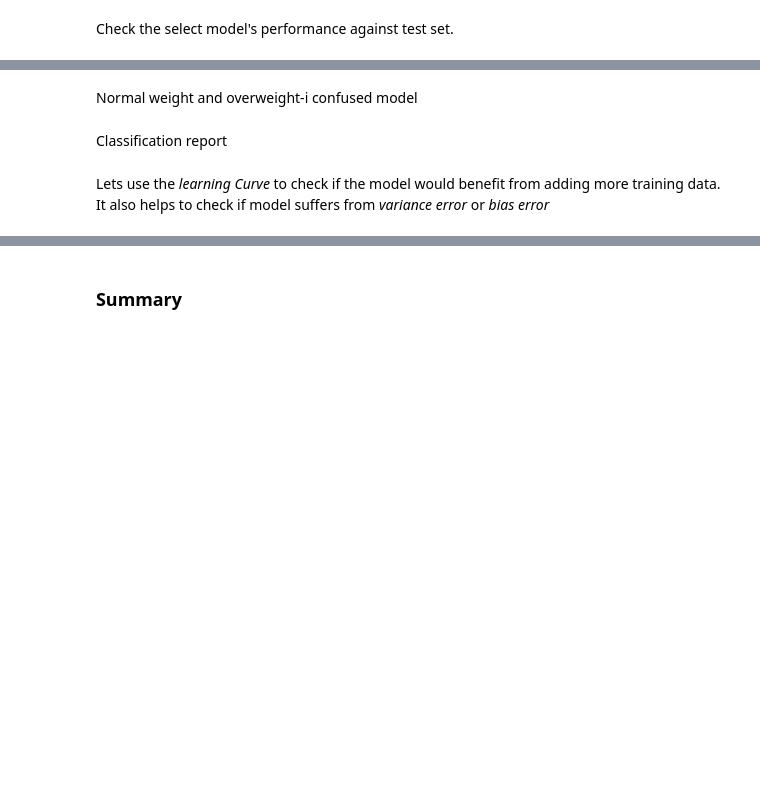
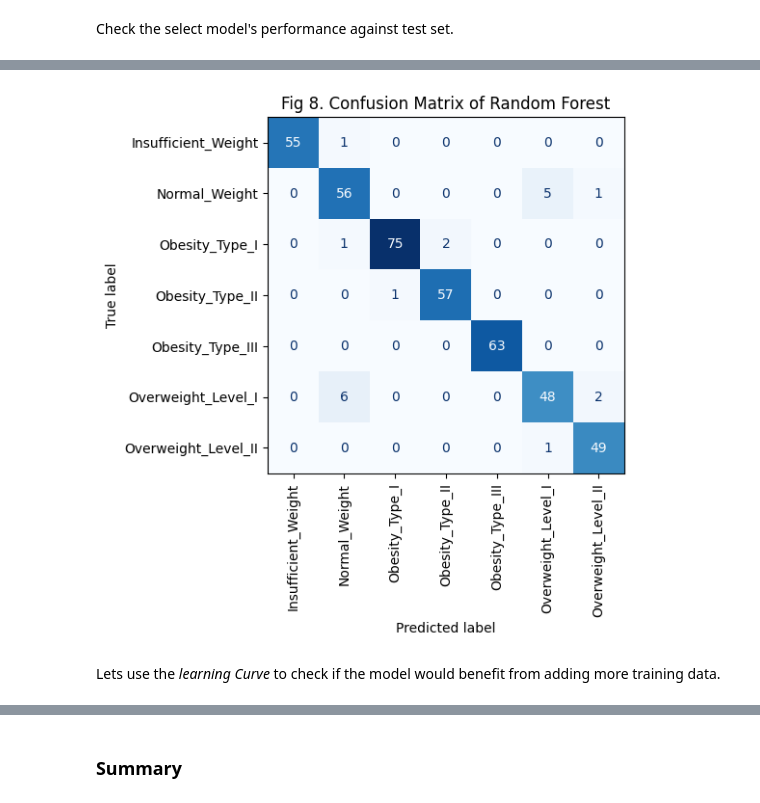
Before and after one commit to biswajit-bellevue/DSC550, a Jupyter notebook: project/SharmaDSC550TermProjectMilestone3.ipynb, the cells around one changed output, grey strips where cells are left out. Saved outputs shown, nothing was run; the diff lists cells and outputs as text; code cells hidden in the pictures; blank space fills up the shorter version.

```diff
--- a/project/SharmaDSC550TermProjectMilestone3.ipynb
+++ b/project/SharmaDSC550TermProjectMilestone3.ipynb
@@ -804,13 +806,11 @@ Confusion matrix display
 # %%
 # plot confusion matrix using sklearn's ConfusionMatrixDisplay module
 ConfusionMatrixDisplay.from_predictions(target_test, predicted_test_rf,
                                         display_labels=best_model_rf.classes_,
                                         colorbar=False,
                                         cmap="Blues")
-plt.title("Confusion Matrix")
+plt.title("Fig 8. Confusion Matrix of Random Forest")
 plt.xticks(rotation=90)
 plt.show()
+# %% [output]
+[figure, added]
-# %% [markdown]
-Normal weight and overweight-i confused model
-# %% [markdown]
-Classification report
@@ -824,2 +817,2 @@ Classification report
 # %% [markdown]
-Lets use the _learning Curve_ to check if the model would benefit from adding more training data. It also helps to check if model suffers from _variance error_ or _bias error_
+Lets use the _learning Curve_ to check if the model would benefit from adding more training data.
```
Also changed, not shown: parts of 46 cells of this notebook, 3 other files.
